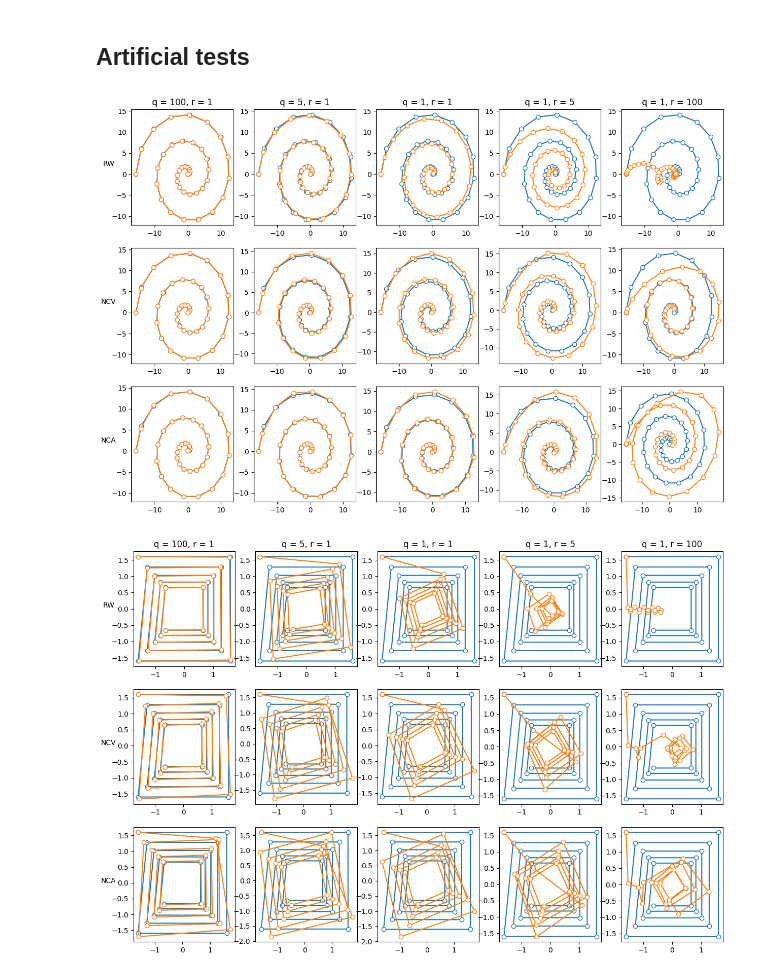
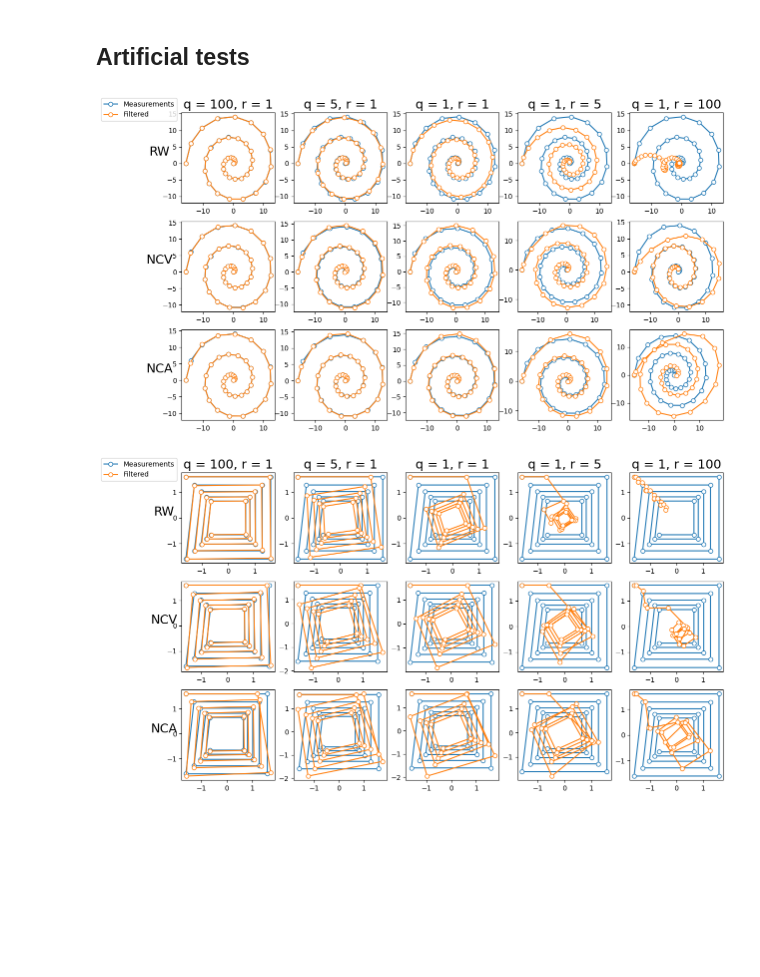
Before and after one commit to markoMedved/Advanced-methods-in-computer-vision-assignments, a Jupyter notebook: Advanced-tracking/Kalman_filter.ipynb, the cells around one changed output. Cells and saved outputs as stored; diff of their text form; code cells hidden in the pictures; blank space fills up the shorter version.

```diff
--- a/Advanced-tracking/Kalman_filter.ipynb
+++ b/Advanced-tracking/Kalman_filter.ipynb
@@ -91,7 +103,9 @@ def test_kalman(x,y, A, C, Q_i, R_i):
     sy[0] = y[0]
 
     state = np.zeros((A.shape[0]), dtype=np.float32).flatten()
+
     state[0] = x[0]
+    state[1] = y[0]
     covariance = np.eye(A.shape[0],  dtype=np.float32)
 
     for j in range(1, x.size):
@@ -137,8 +151,8 @@ yons.append(y)
 
 # Subplot with different params
 T = 1
-for x,y in zip(xes, yons):
-    fig, ax = plt.subplots(3, 5, figsize=(15,10))
+for j,(x,y) in enumerate(zip(xes, yons)):
+    fig, ax = plt.subplots(3, 5, figsize=(14,8))
     for i,( q, r) in enumerate(zip([100,5,1,1,1], [1,1,1,5,100])):
         # RANDOM WALK
         Fi_RW_np = Fi_RW.evalf(subs={T_RW:T, q_RW:q})
@@ -151,44 +165,48 @@ for x,y in zip(xes, yons):
 
         R = r * np.array([[1,0], [0,1]])
         sx,sy = test_kalman(x,y,Fi_RW_np, H_np, Q_RW_np, R)
+        ax[0,i].plot(x, y, label="Measurements", marker='o', markerfacecolor="white")
+        ax[0,i].plot(sx, sy, label="Filtered", marker='o', markerfacecolor="white")
+        if i == 0:
+            ax[0,0].legend(loc="upper left", bbox_to_anchor=(-0.9, 1.2), fontsize=10)
+        ax[0,i].set_title(f"q = {q}, r = {r}", fontsize=18)
 
-        ax[0,i].plot(x,y, marker='o', markerfacecolor="white")
-        ax[0,i].plot(sx,sy, marker='o', markerfacecolor="white")
-        ax[0,i].set_title(f"q = {q}, r = {r}")
         if i == 0:
-            ax[0,0].set_ylabel("RW", rotation=0)
-            ax[1,0].set_ylabel("NCV", rotation=0)
-            ax[2,0].set_ylabel("NCA", rotation = 0)
+            ax[0,0].set_ylabel("RW", rotation=0, fontsize=18)
+            ax[1,0].set_ylabel("NCV", rotation=0, fontsize=18)
+            ax[2,0].set_ylabel("NCA", rotation = 0, fontsize=18)
 
         # NEARLY CONSTANT VELOCITY
         Fi_NCV_np = Fi_NCV.evalf(subs={T_NCV:T, q_NCV:q})
         Fi_NCV_np = np.array(Fi_NCV_np.tolist(), dtype=float)
 
         Q_NCV_np = Q_NCV.evalf(subs={T_NCV:T, q_NCV: q})
         Q_NCV_np = np.array(Q_NCV_np.tolist(), dtype=float)
 
         H_np = np.array(H_NCV.tolist(), dtype=float)
 
         R = r * np.array([[1,0], [0,1]])
         sx,sy = test_kalman(x,y,Fi_NCV_np, H_np, Q_NCV_np, R)
 
-        ax[1,i].plot(x,y, marker='o', markerfacecolor="white")
-        ax[1,i].plot(sx,sy, marker='o', markerfacecolor="white")
+        ax[1,i].plot(x, y, label="Measurements", marker='o', markerfacecolor="white")
+        ax[1,i].plot(sx, sy, label="Filtered", marker='o', markerfacecolor="white")
 
         # NEARLY CONSTANT ACCELERATION
         Fi_NCA_np = Fi_NCA.evalf(subs={T_NCA:T, q_NCA:q})
         Fi_NCA_np = np.array(Fi_NCA_np.tolist(), dtype=float)
 
         Q_NCA_np = Q_NCA.evalf(subs={T_NCA:T, q_NCA: q})
         Q_NCA_np = np.array(Q_NCA_np.tolist(), dtype=float)
 
         H_np = np.array(H_NCA.tolist(), dtype=float)
 
         R = r * np.array([[1,0], [0,1]])
         sx,sy = test_kalman(x,y,Fi_NCA_np, H_np, Q_NCA_np, R)
 
         ax[2,i].plot(x,y, marker='o', markerfacecolor="white")
         ax[2,i].plot(sx,sy, marker='o', markerfacecolor="white")
+
+    plt.savefig(f"report/figures/{j}.png")
 # %% [output]
-[figure, old version]
+[figure, new version]
-[figure, old version]
+[figure, new version]
```
Also changed, not shown: parts of 4 cells of this notebook, 28 other files.
